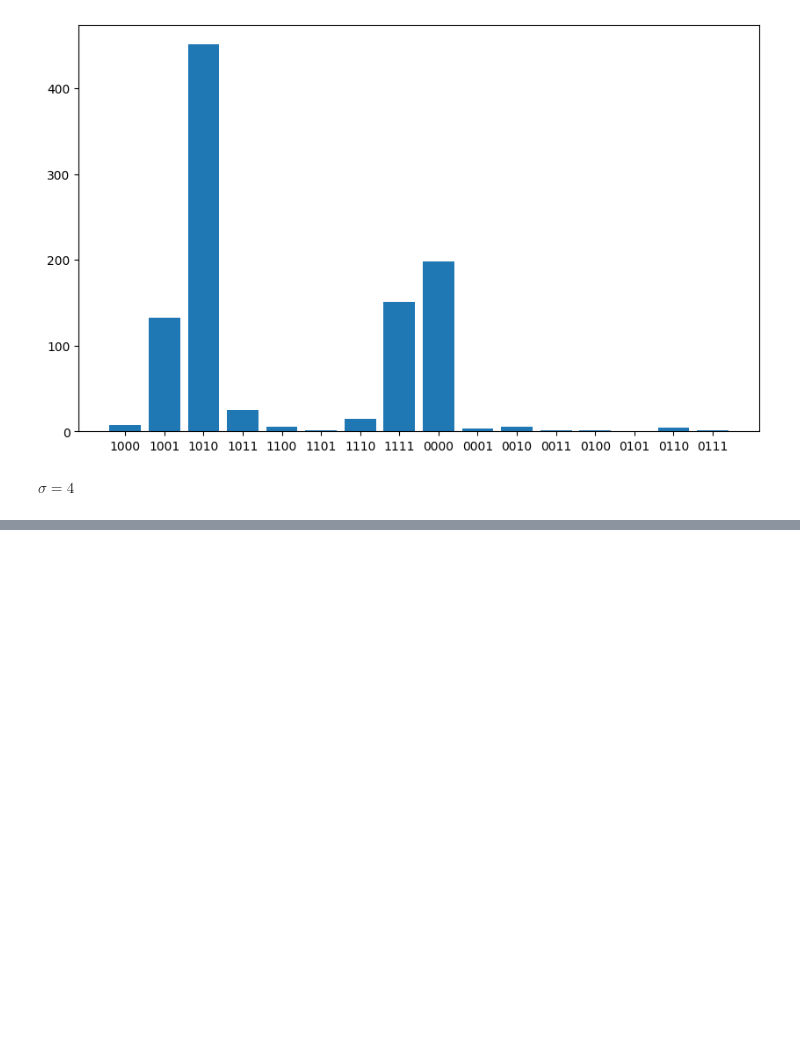
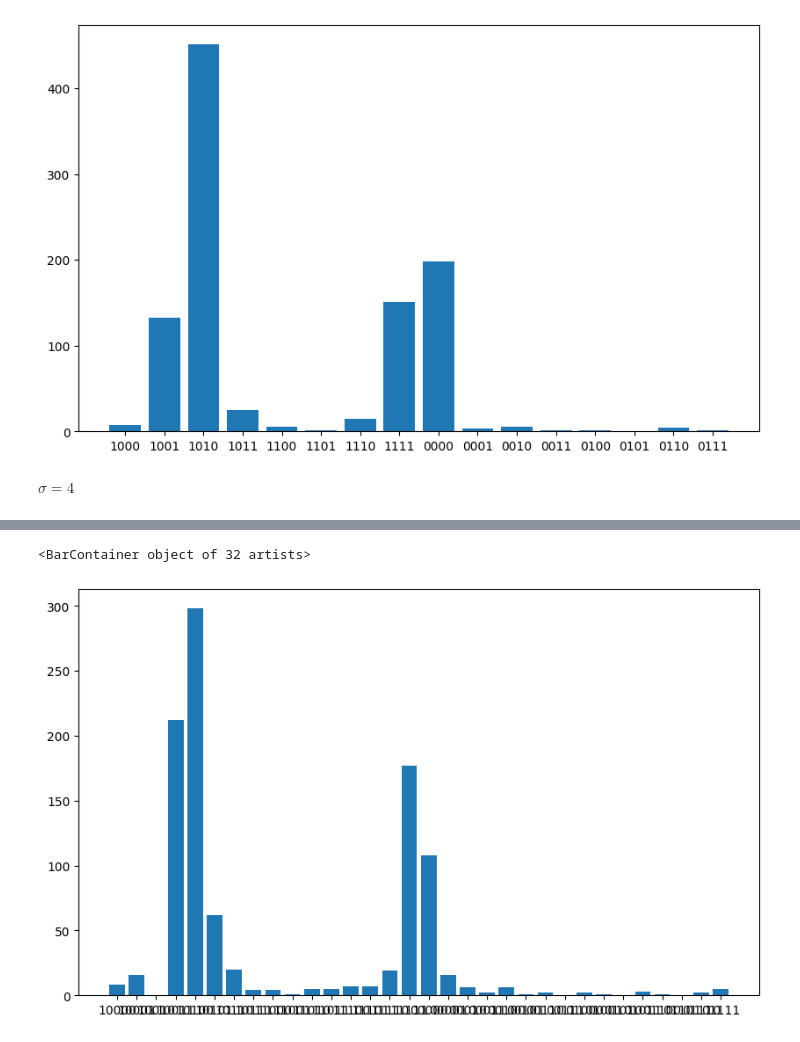
Before and after one commit to tembence/QuantumFurnace.jl, a Jupyter notebook: gauss.ipynb, the cells around one changed output, grey strips where cells are left out. Cells and saved outputs as stored; diff of their text form; code cells hidden in the pictures; blank space fills up the shorter version.

```diff
--- a/gauss.ipynb
+++ b/gauss.ipynb
@@ -155,0 +164,9 @@ $\sigma = 4$
+# %%
+num_energy_bits = 5
+counts = {'10100': 298, '10011': 212, '11111': 177, '00000': 108, '10101': 62, '10110': 20, '11110': 19, '00001': 16, '10001': 16, '10000': 8, '11100': 7, '11101': 7, '00100': 6, '00010': 6, '11010': 5, '11011': 5, '01111': 5, '11000': 4, '10111': 4, '01011': 3, '00011': 2, '01000': 2, '00110': 2, '01110': 2, '01100': 1, '01001': 1, '00101': 1, '11001': 1}
+counts_ordered = signed_order_counts(counts, num_energy_bits)
+plt.figure(figsize=(10,6))
+plt.bar(counts_ordered.keys(), counts_ordered.values())
+# %% [output]
+<BarContainer object of 32 artists>
+[figure, added]
```
Also changed, not shown: parts of 7 cells of this notebook, 2 other files.
